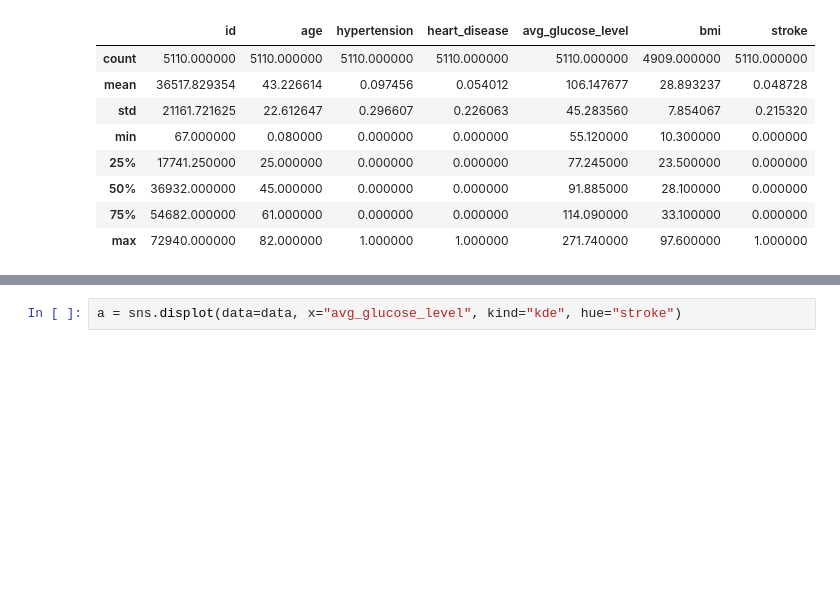
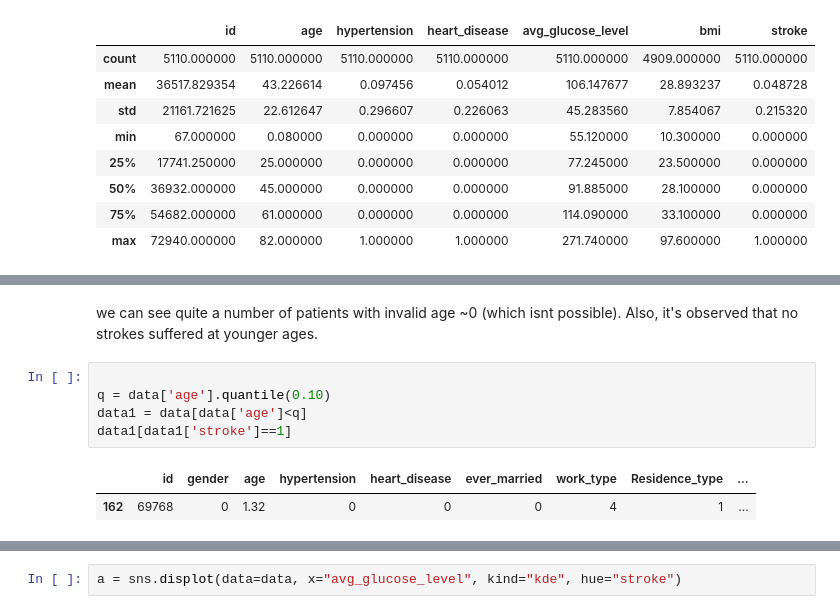
Before and after one commit to Flxp49/ds-stroke-analysis, a Jupyter notebook: notebook.ipynb, the cells around one changed output, grey strips where cells are left out. Cells and saved outputs as stored; diff of their text form; blank space fills up the shorter version.

```diff
--- a/notebook.ipynb
+++ b/notebook.ipynb
@@ -172,3 +200,13 @@ data.describe()
+# %% [markdown]
+we can see quite a number of patients with invalid age ~0 (which isnt possible). Also, it's observed that no strokes suffered at younger ages.
+# %%
+
+q = data['age'].quantile(0.10)
+data1 = data[data['age']<q]
+data1[data1['stroke']==1]
+# %% [output]
+|  | id | gender | age | hypertension | heart_disease | ever_married | work_type | Residence_type | ... |
+| 162 | 69768 | 0 | 1.32 | 0 | 0 | 0 | 4 | 1 | ... |
 # %%
 a = sns.displot(data=data, x="bmi", kind="kde", hue="stroke")
 # %% [output]
```
Also changed, not shown: parts of 17 cells of this notebook.
